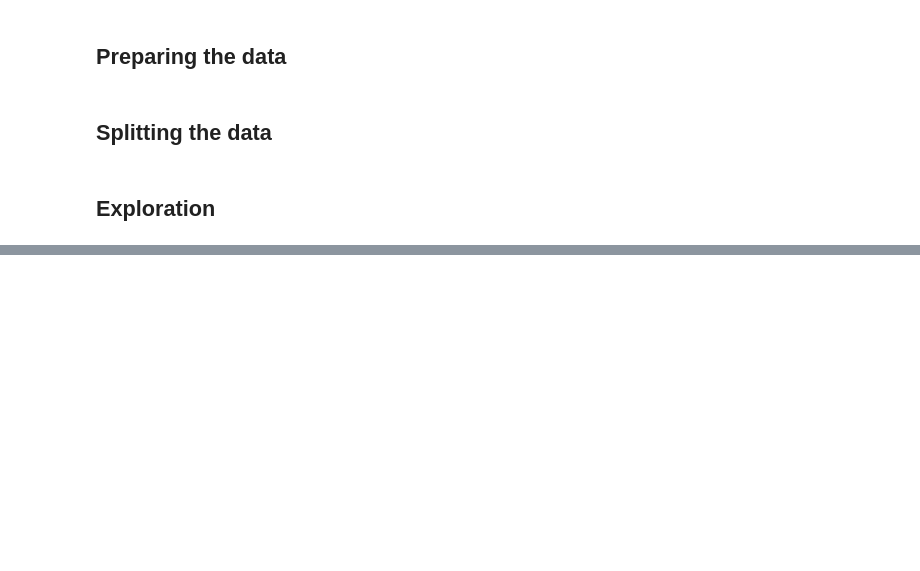
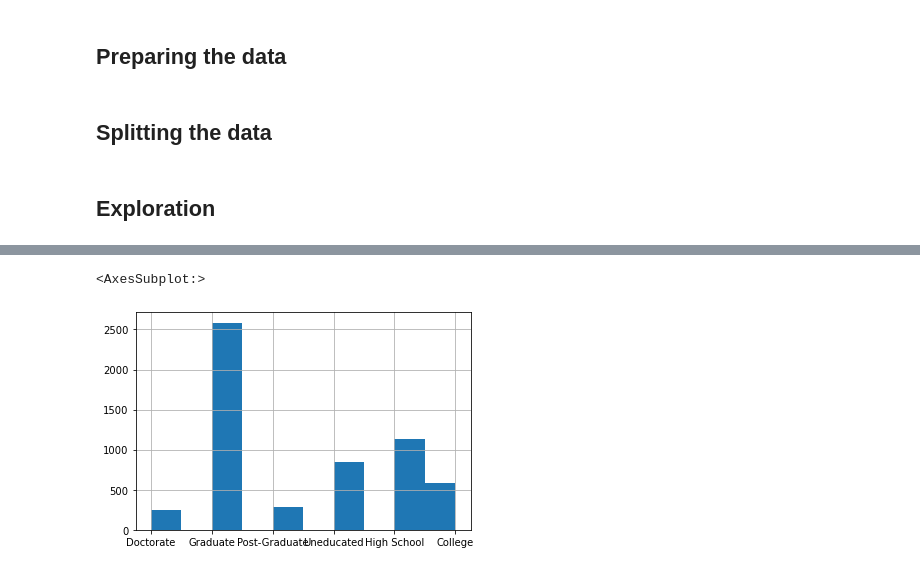
Before and after one commit to Sam-keeler/personal-project-credit-churn, a Jupyter notebook: credit-churn.ipynb, the cells around one changed output, grey strips where cells are left out. Saved outputs shown, nothing was run; the diff lists cells and outputs as text; code cells hidden in the pictures; blank space fills up the shorter version.

```diff
--- a/credit-churn.ipynb
+++ b/credit-churn.ipynb
@@ -32,0 +92,7 @@ train, validate, test = split(credit)
+# %%
+# Education distribution
+
+train.education.hist()
+# %% [output]
+<AxesSubplot:>
+[figure, added]
```
Also changed, not shown: parts of 37 cells of this notebook, 2 other files.
